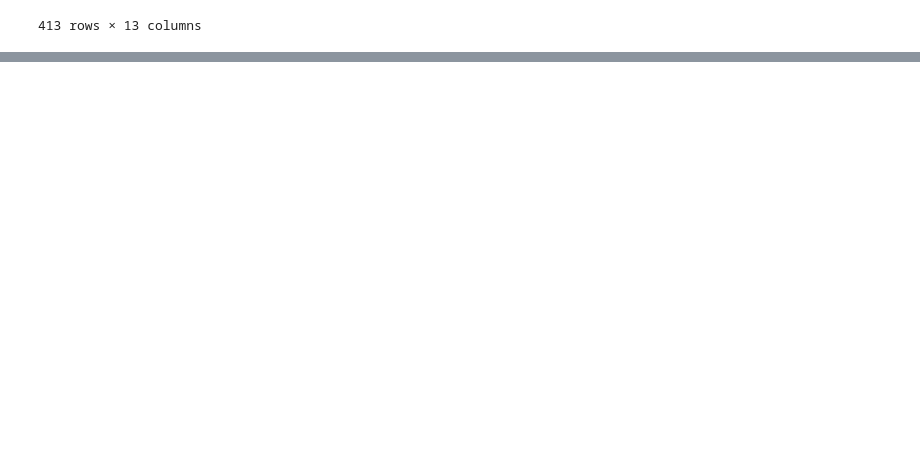
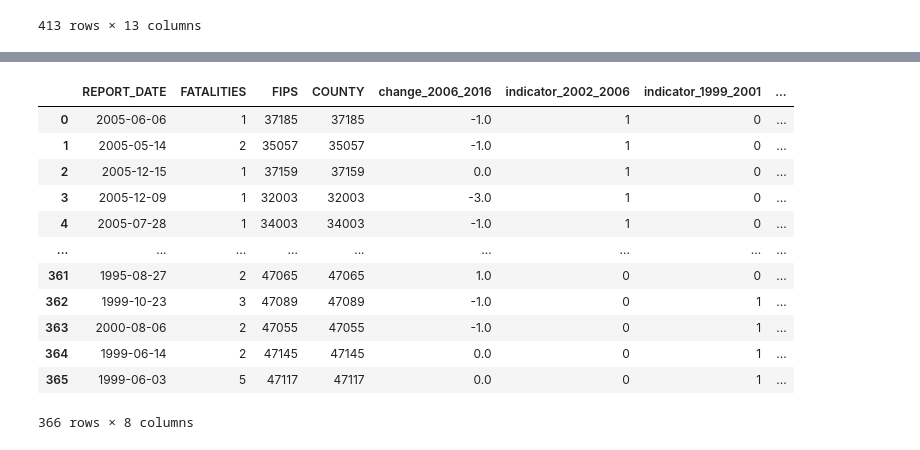
Before and after one commit to WilliamClintC/Research-Proposal-Trucks, a Jupyter notebook: Exploration/2.ipynb, the cells around one changed output, grey strips where cells are left out. Saved outputs shown, nothing was run; the diff lists cells and outputs as text; code cells hidden in the pictures; blank space fills up the shorter version.

```diff
--- a/Exploration/2.ipynb
+++ b/Exploration/2.ipynb
@@ -462,0 +466,23 @@ See the caveats in the documentation: https://pandas.pydata.org/pandas-docs/stab
+# %%
+
+
+# Create indicator columns
+merged_df['indicator_2002_2006'] = merged_df['REPORT_DATE'].apply(lambda x: 1 if 2002 <= x.year <= 2006 else 0)
+merged_df['indicator_1999_2001'] = merged_df['REPORT_DATE'].apply(lambda x: 1 if 1999 <= x.year <= 2001 else 0)
+merged_df['indicator_1993_1998'] = merged_df['REPORT_DATE'].apply(lambda x: 1 if 1993 <= x.year <= 1998 else 0)
+
+merged_df
+# %% [output]
+|  | REPORT_DATE | FATALITIES | FIPS | COUNTY | change_2006_2016 | indicator_2002_2006 | indicator_1999_2001 | ... |
+| 0 | 2005-06-06 | 1 | 37185 | 37185 | -1.0 | 1 | 0 | ... |
+| 1 | 2005-05-14 | 2 | 35057 | 35057 | -1.0 | 1 | 0 | ... |
+| 2 | 2005-12-15 | 1 | 37159 | 37159 | 0.0 | 1 | 0 | ... |
+| 3 | 2005-12-09 | 1 | 32003 | 32003 | -3.0 | 1 | 0 | ... |
+| 4 | 2005-07-28 | 1 | 34003 | 34003 | -1.0 | 1 | 0 | ... |
+| ... | ... | ... | ... | ... | ... | ... | ... | ... |
+| 361 | 1995-08-27 | 2 | 47065 | 47065 | 1.0 | 0 | 0 | ... |
+| 362 | 1999-10-23 | 3 | 47089 | 47089 | -1.0 | 0 | 1 | ... |
+| 363 | 2000-08-06 | 2 | 47055 | 47055 | -1.0 | 0 | 1 | ... |
+| 364 | 1999-06-14 | 2 | 47145 | 47145 | 0.0 | 0 | 1 | ... |
+| 365 | 1999-06-03 | 5 | 47117 | 47117 | 0.0 | 0 | 1 | ... |
+366 rows × 8 columns
```
Also changed, not shown: parts of 14 cells of this notebook, 14 other files.
